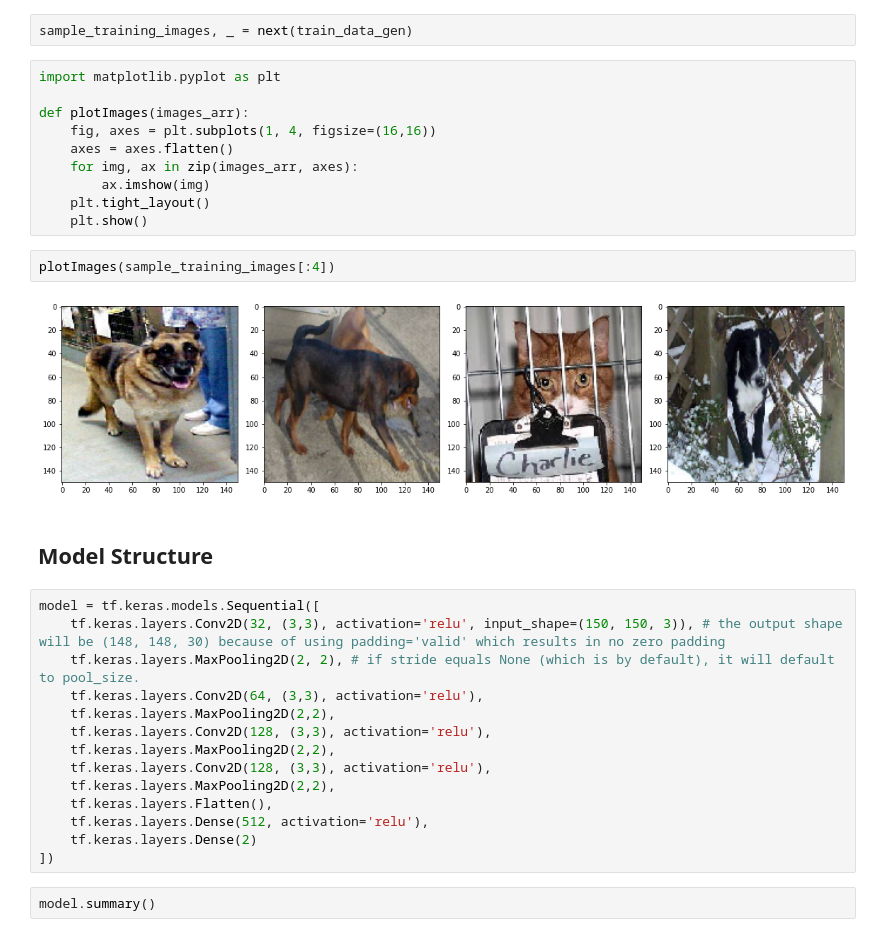
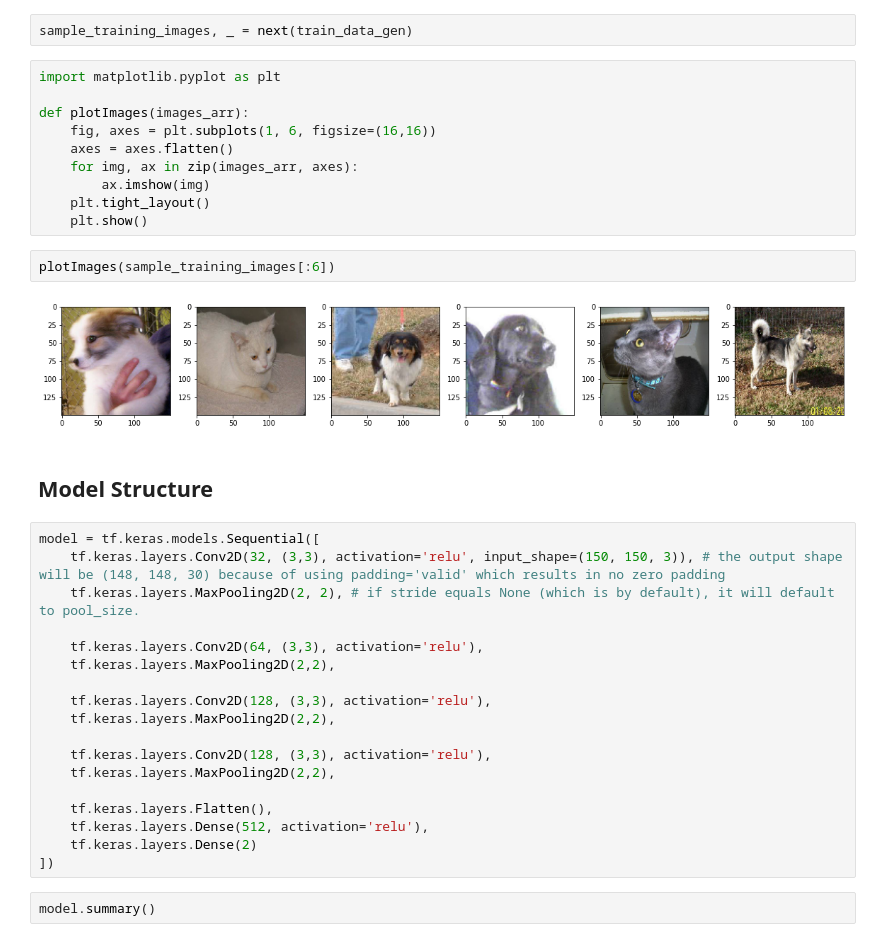
Before and after one commit to JoyeBright/Tensorflow-Tutorial, a Jupyter notebook: CatsDogs_CNN.ipynb, the cells around one changed output. Cells and saved outputs as stored; diff of their text form.

```diff
--- a/CatsDogs_CNN.ipynb
+++ b/CatsDogs_CNN.ipynb
@@ -90,28 +93,32 @@ sample_training_images, _ = next(train_data_gen)
 import matplotlib.pyplot as plt
 
 def plotImages(images_arr):
-    fig, axes = plt.subplots(1, 4, figsize=(16,16))
+    fig, axes = plt.subplots(1, 6, figsize=(16,16))
     axes = axes.flatten()
     for img, ax in zip(images_arr, axes):
         ax.imshow(img)
     plt.tight_layout()
     plt.show()
 # %%
-plotImages(sample_training_images[:4])
+plotImages(sample_training_images[:6])
 # %% [output]
-[figure, old version]
+[figure, new version]
 # %% [markdown]
 ## **Model Structure**
 # %%
 model = tf.keras.models.Sequential([
     tf.keras.layers.Conv2D(32, (3,3), activation='relu', input_shape=(150, 150, 3)), # the output shape will be (148, 148, 30) because of using padding='valid' which results in no zero padding
     tf.keras.layers.MaxPooling2D(2, 2), # if stride equals None (which is by default), it will default to pool_size.
+
     tf.keras.layers.Conv2D(64, (3,3), activation='relu'),
     tf.keras.layers.MaxPooling2D(2,2),
+
     tf.keras.layers.Conv2D(128, (3,3), activation='relu'),
     tf.keras.layers.MaxPooling2D(2,2),
+
     tf.keras.layers.Conv2D(128, (3,3), activation='relu'),
     tf.keras.layers.MaxPooling2D(2,2),
+
     tf.keras.layers.Flatten(),
     tf.keras.layers.Dense(512, activation='relu'),
     tf.keras.layers.Dense(2)
```
Also changed, not shown: parts of 4 cells of this notebook.
